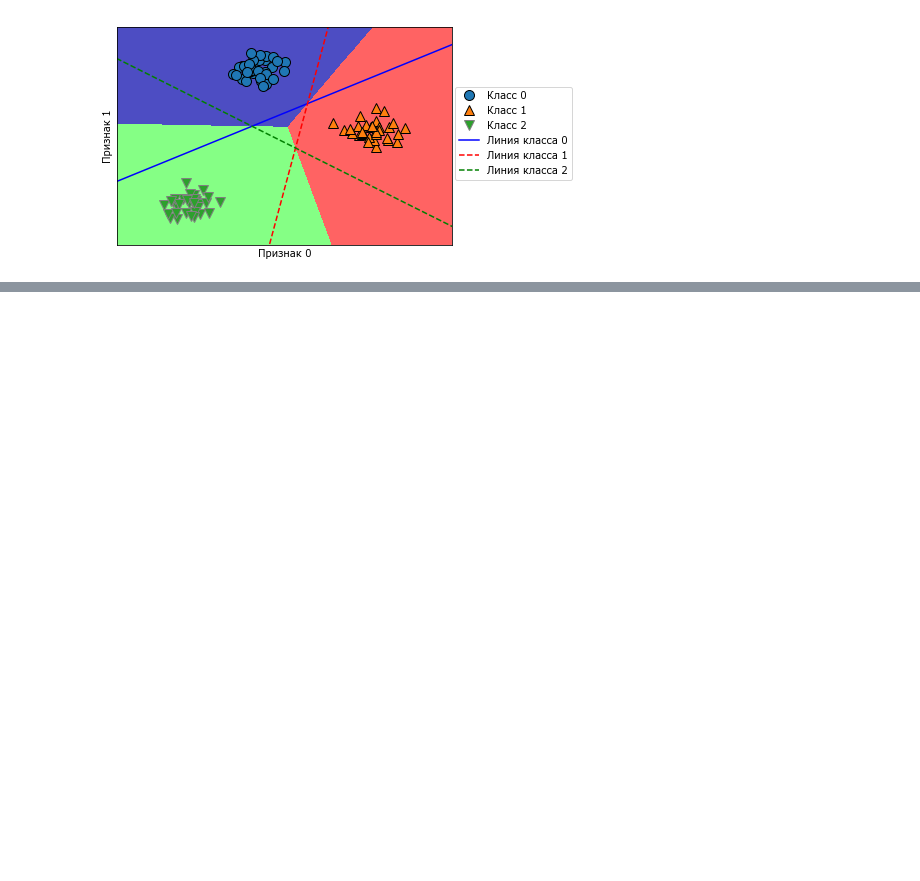
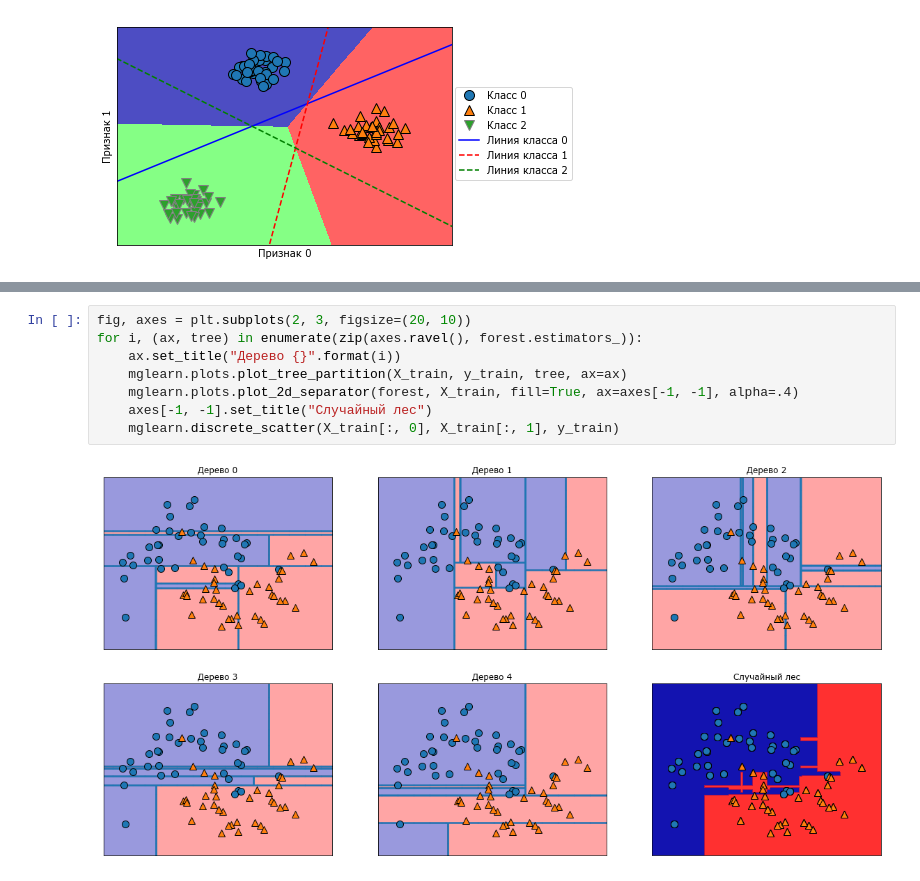
Before and after one commit to azamind/ml-intro, a Jupyter notebook: code/Chapter2.ipynb, the cells around one changed output, grey strips where cells are left out. Drawn from its saved outputs; the diff is of its cells as text; blank space fills up the shorter version.

```diff
--- a/code/Chapter2.ipynb
+++ b/code/Chapter2.ipynb
@@ -436,0 +574,10 @@ Text(0, 0.5, 'Признак 1')
+# %%
+fig, axes = plt.subplots(2, 3, figsize=(20, 10))
+for i, (ax, tree) in enumerate(zip(axes.ravel(), forest.estimators_)):
+    ax.set_title("Дерево {}".format(i))
+    mglearn.plots.plot_tree_partition(X_train, y_train, tree, ax=ax)
+    mglearn.plots.plot_2d_separator(forest, X_train, fill=True, ax=axes[-1, -1], alpha=.4)
+    axes[-1, -1].set_title("Случайный лес")
+    mglearn.discrete_scatter(X_train[:, 0], X_train[:, 1], y_train)
+# %% [output]
+[figure, added]
```
Also changed, not shown: parts of 26 cells of this notebook, 2 other files.
